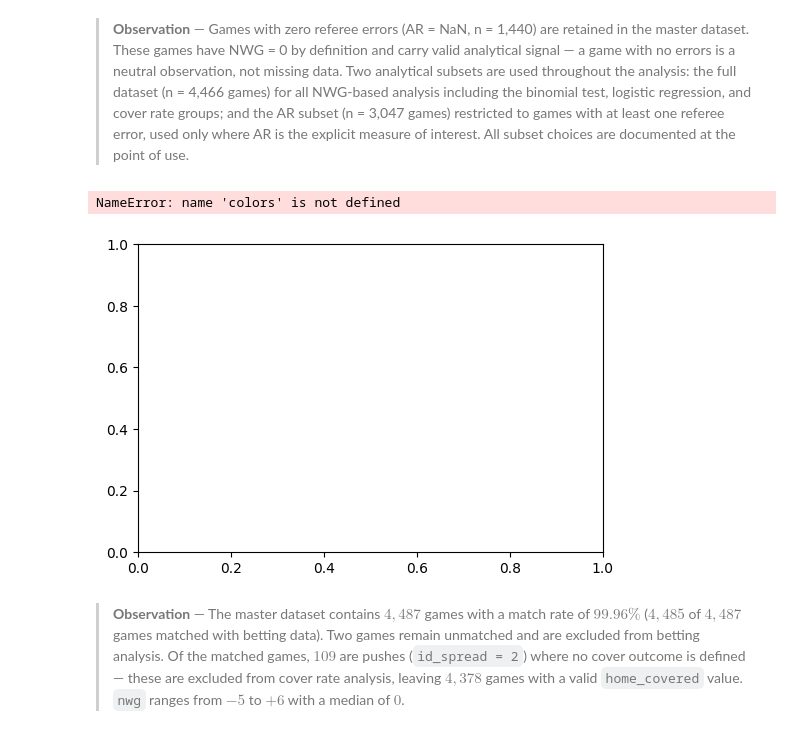
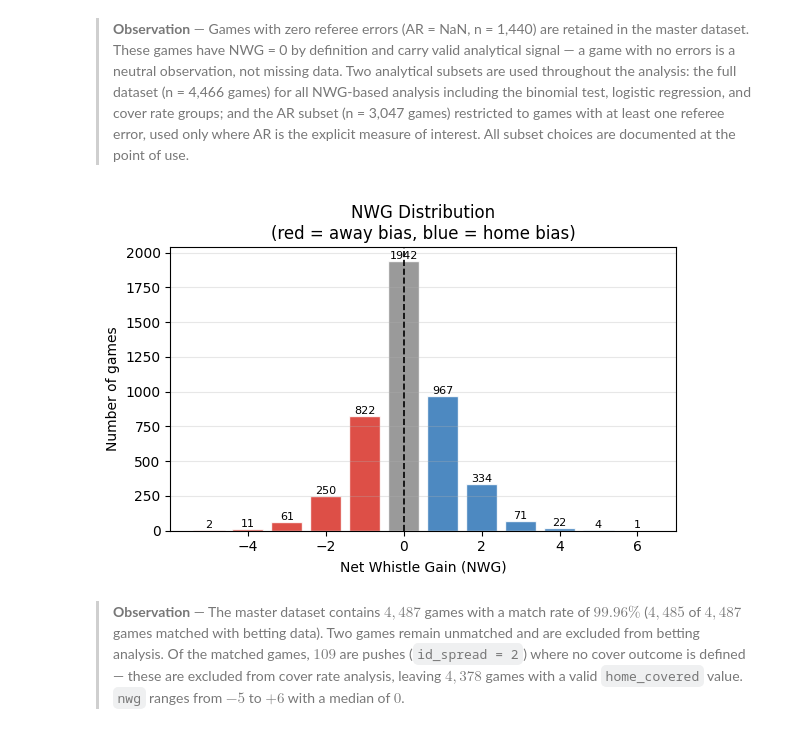
Before and after one commit to RoumenNikolov/decision-bias-study, a Jupyter notebook: bias_analysis.ipynb, the cells around one changed output. Cells and saved outputs as stored; diff of their text form; code cells hidden in the pictures.

```diff
--- a/bias_analysis.ipynb
+++ b/bias_analysis.ipynb
@@ -2241,24 +2267,24 @@ Games with AR defined: 3047
 # %%
 fig, ax = plt.subplots(figsize=(6, 4))
 
 nwg_counts = master['nwg'].value_counts().sort_index()
-
+colors = ['#d73027' if x < 0 else '#2E75B6' if x > 0 else '#888888'
+          for x in nwg_counts.index]
 ax.bar(nwg_counts.index, nwg_counts.values, color=colors,
        alpha=0.85, edgecolor='white')
 ax.axvline(0, color='black', linestyle='--', lw=1.2)
 ax.set_xlabel('Net Whistle Gain (NWG)')
 ax.set_ylabel('Number of games')
 ax.set_title('NWG Distribution\n(red = away bias, blue = home bias)')
 ax.grid(axis='y', alpha=0.3)
 for x, y in zip(nwg_counts.index, nwg_counts.values):
     ax.text(x, y + 15, str(y), ha='center', fontsize=8)
 
 plt.tight_layout()
 plt.savefig('images/nwg_distribution.png', dpi=150, bbox_inches='tight')
 plt.show()
 # %% [output]
-NameError: name 'colors' is not defined
-[figure, old version]
+[figure, new version]
 # %% [markdown]
 > **Observation** — The master dataset contains $4{,}487$ games with a match rate of $99.96\%$ ($4{,}485$ of $4{,}487$ games matched with betting data). Two games remain unmatched and are excluded from betting analysis. Of the matched games, $109$ are pushes (`id_spread = 2`) where no cover outcome is defined — these are excluded from cover rate analysis, leaving $4{,}378$ games with a valid `home_covered` value. `nwg` ranges from $-5$ to $+6$ with a median of $0$.
 # %%
```
Also changed, not shown: parts of 59 cells of this notebook, 2 other files.
